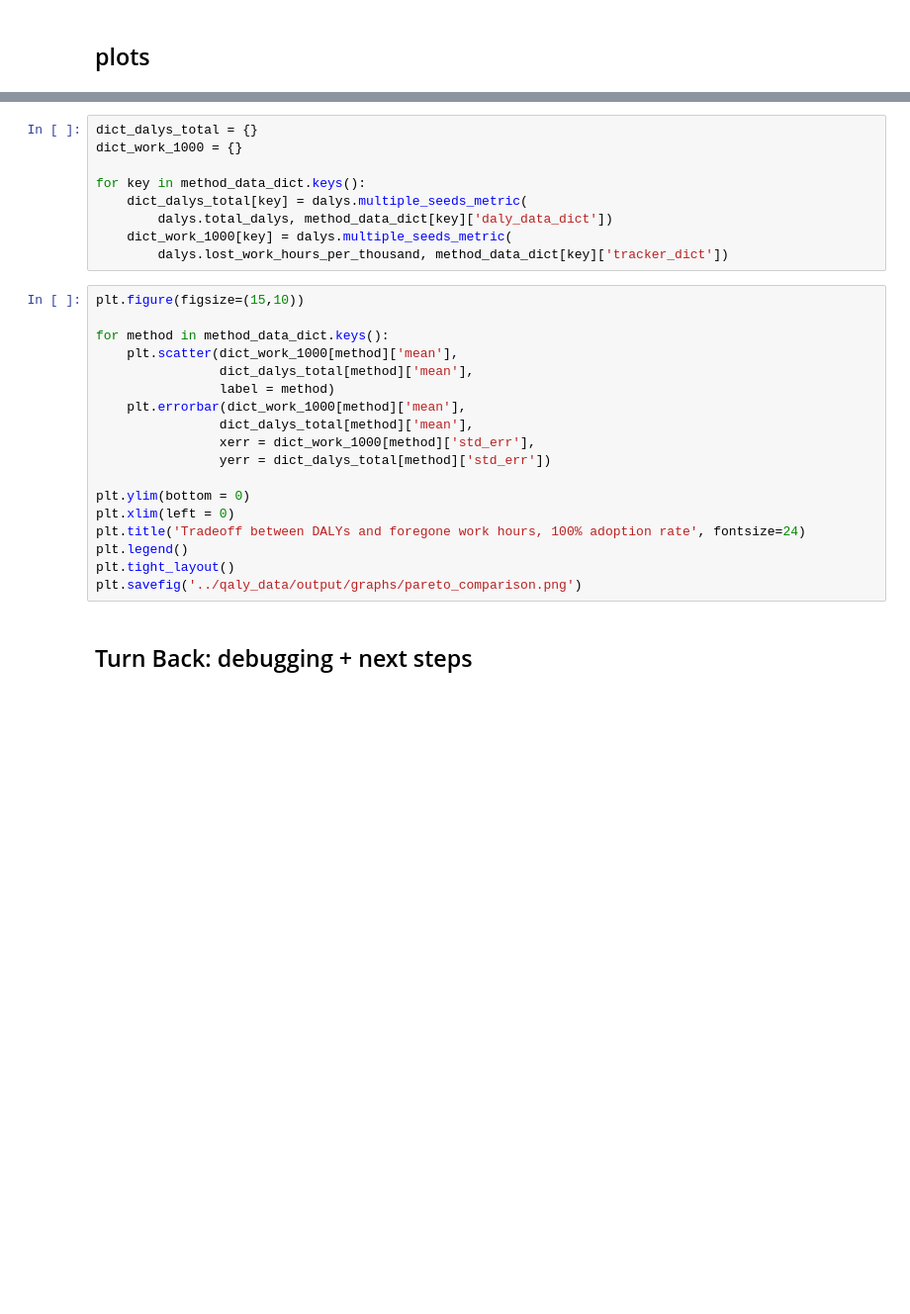
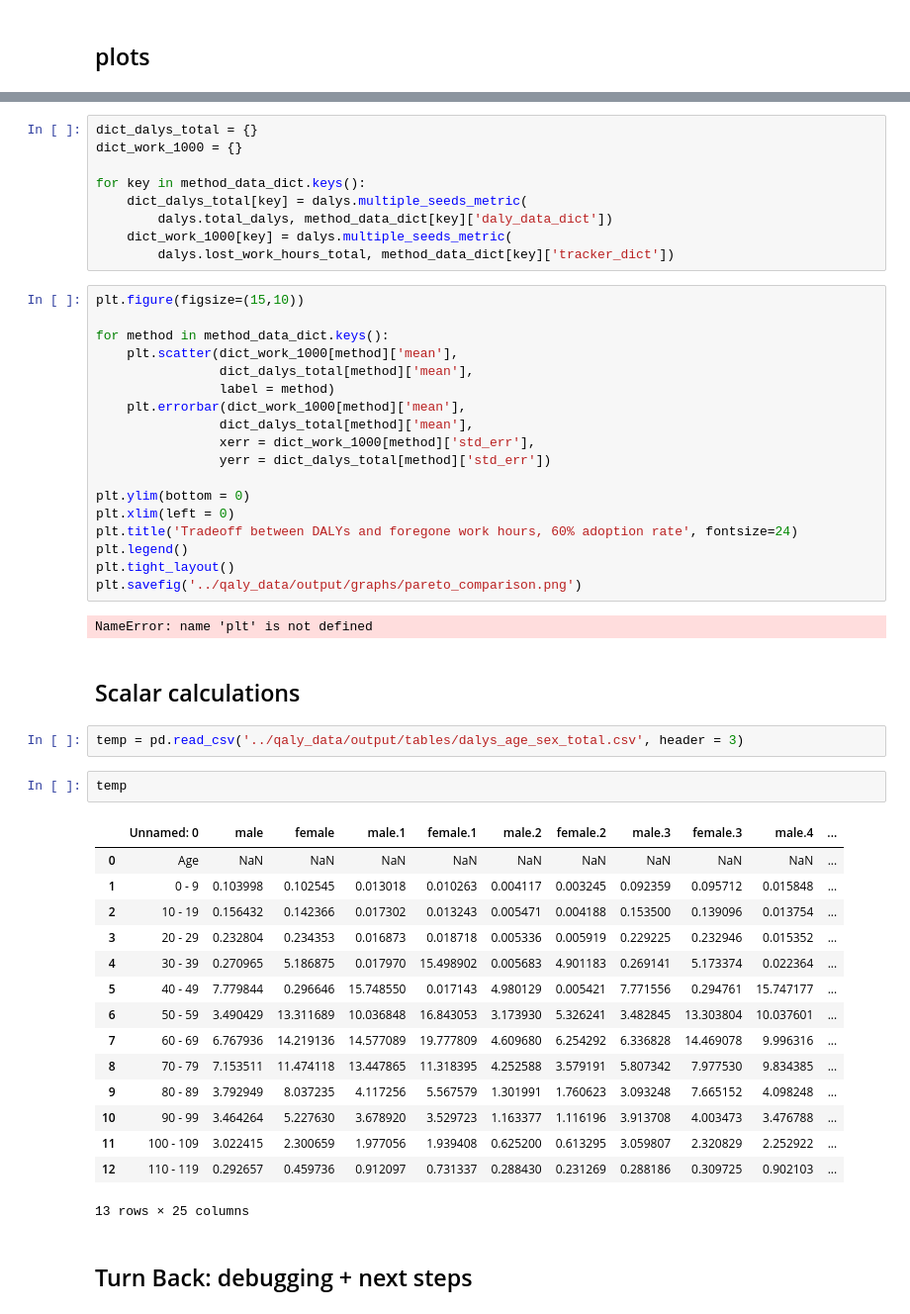
Before and after one commit to mila-iqia/COVI-AgentSim, a Jupyter notebook: notebooks/QALY_calculation.ipynb, the cells around one changed output, grey strips where cells are left out. Shown at 99% size. Saved outputs shown, nothing was run; the diff lists cells and outputs as text; blank space fills up the shorter version.

Commit message:
add scalar calculations

```diff
--- a/notebooks/QALY_calculation.ipynb
+++ b/notebooks/QALY_calculation.ipynb
@@ -236,7 +238,7 @@ for key in method_data_dict.keys():
     dict_dalys_total[key] = dalys.multiple_seeds_metric(
         dalys.total_dalys, method_data_dict[key]['daly_data_dict'])
     dict_work_1000[key] = dalys.multiple_seeds_metric(
-        dalys.lost_work_hours_per_thousand, method_data_dict[key]['tracker_dict'])
+        dalys.lost_work_hours_total, method_data_dict[key]['tracker_dict'])
 # %%
 plt.figure(figsize=(15,10))
 
@@ -251,10 +253,34 @@ for method in method_data_dict.keys():
 
 plt.ylim(bottom = 0)
 plt.xlim(left = 0)
-plt.title('Tradeoff between DALYs and foregone work hours, 100% adoption rate', fontsize=24)
+plt.title('Tradeoff between DALYs and foregone work hours, 60% adoption rate', fontsize=24)
 plt.legend()
 plt.tight_layout()
 plt.savefig('../qaly_data/output/graphs/pareto_comparison.png')
+# %% [output]
+NameError: name 'plt' is not defined
+# %% [markdown]
+## Scalar calculations
+# %%
+temp = pd.read_csv('../qaly_data/output/tables/dalys_age_sex_total.csv', header = 3)
+# %%
+temp
+# %% [output]
+|  | Unnamed: 0 | male | female | male.1 | female.1 | male.2 | female.2 | male.3 | female.3 | male.4 | ... |
+| 0 | Age | NaN | NaN | NaN | NaN | NaN | NaN | NaN | NaN | NaN | ... |
+| 1 | 0 - 9 | 0.103998 | 0.102545 | 0.013018 | 0.010263 | 0.004117 | 0.003245 | 0.092359 | 0.095712 | 0.015848 | ... |
+| 2 | 10 - 19 | 0.156432 | 0.142366 | 0.017302 | 0.013243 | 0.005471 | 0.004188 | 0.153500 | 0.139096 | 0.013754 | ... |
+| 3 | 20 - 29 | 0.232804 | 0.234353 | 0.016873 | 0.018718 | 0.005336 | 0.005919 | 0.229225 | 0.232946 | 0.015352 | ... |
+| 4 | 30 - 39 | 0.270965 | 5.186875 | 0.017970 | 15.498902 | 0.005683 | 4.901183 | 0.269141 | 5.173374 | 0.022364 | ... |
+| 5 | 40 - 49 | 7.779844 | 0.296646 | 15.748550 | 0.017143 | 4.980129 | 0.005421 | 7.771556 | 0.294761 | 15.747177 | ... |
+| 6 | 50 - 59 | 3.490429 | 13.311689 | 10.036848 | 16.843053 | 3.173930 | 5.326241 | 3.482845 | 13.303804 | 10.037601 | ... |
+| 7 | 60 - 69 | 6.767936 | 14.219136 | 14.577089 | 19.777809 | 4.609680 | 6.254292 | 6.336828 | 14.469078 | 9.996316 | ... |
+| 8 | 70 - 79 | 7.153511 | 11.474118 | 13.447865 | 11.318395 | 4.252588 | 3.579191 | 5.807342 | 7.977530 | 9.834385 | ... |
+| 9 | 80 - 89 | 3.792949 | 8.037235 | 4.117256 | 5.567579 | 1.301991 | 1.760623 | 3.093248 | 7.665152 | 4.098248 | ... |
+| 10 | 90 - 99 | 3.464264 | 5.227630 | 3.678920 | 3.529723 | 1.163377 | 1.116196 | 3.913708 | 4.003473 | 3.476788 | ... |
+| 11 | 100 - 109 | 3.022415 | 2.300659 | 1.977056 | 1.939408 | 0.625200 | 0.613295 | 3.059807 | 2.320829 | 2.252922 | ... |
+| 12 | 110 - 119 | 0.292657 | 0.459736 | 0.912097 | 0.731337 | 0.288430 | 0.231269 | 0.288186 | 0.309725 | 0.902103 | ... |
+13 rows × 25 columns
 # %% [markdown]
 ## Turn Back: debugging + next steps
 # %%
```
Also changed, not shown: parts of 7 cells of this notebook.
